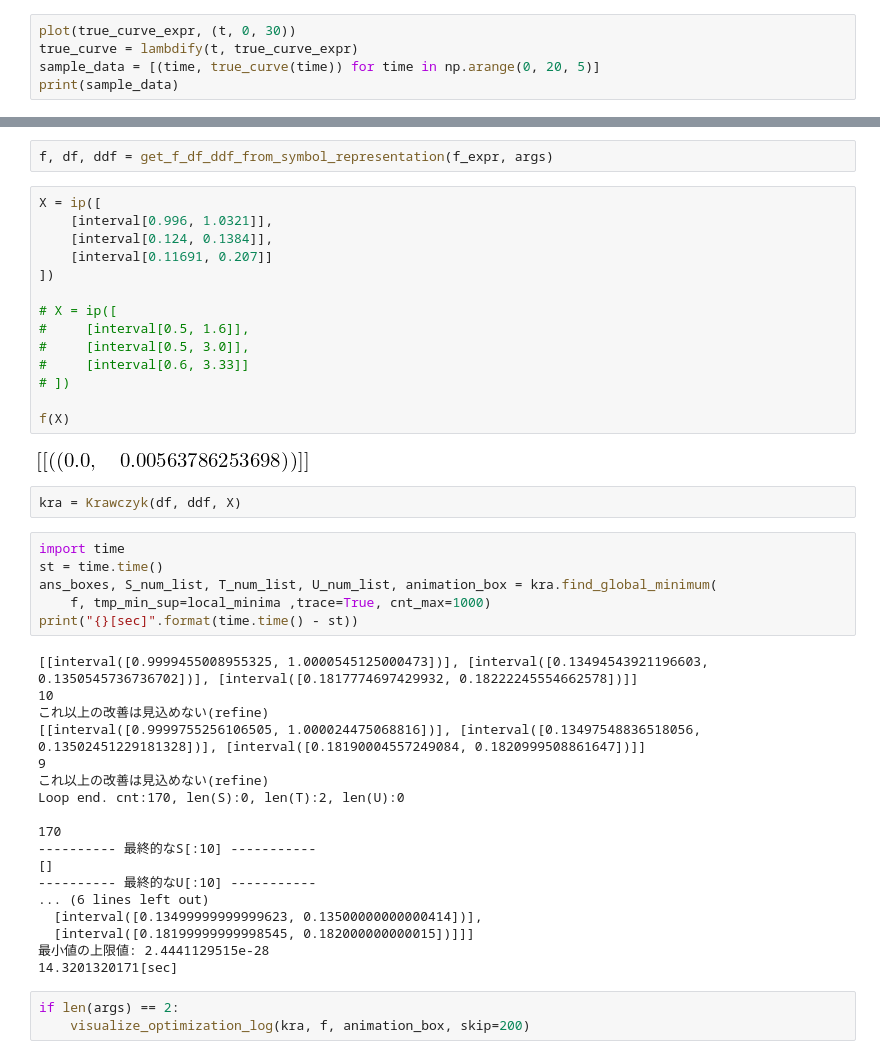
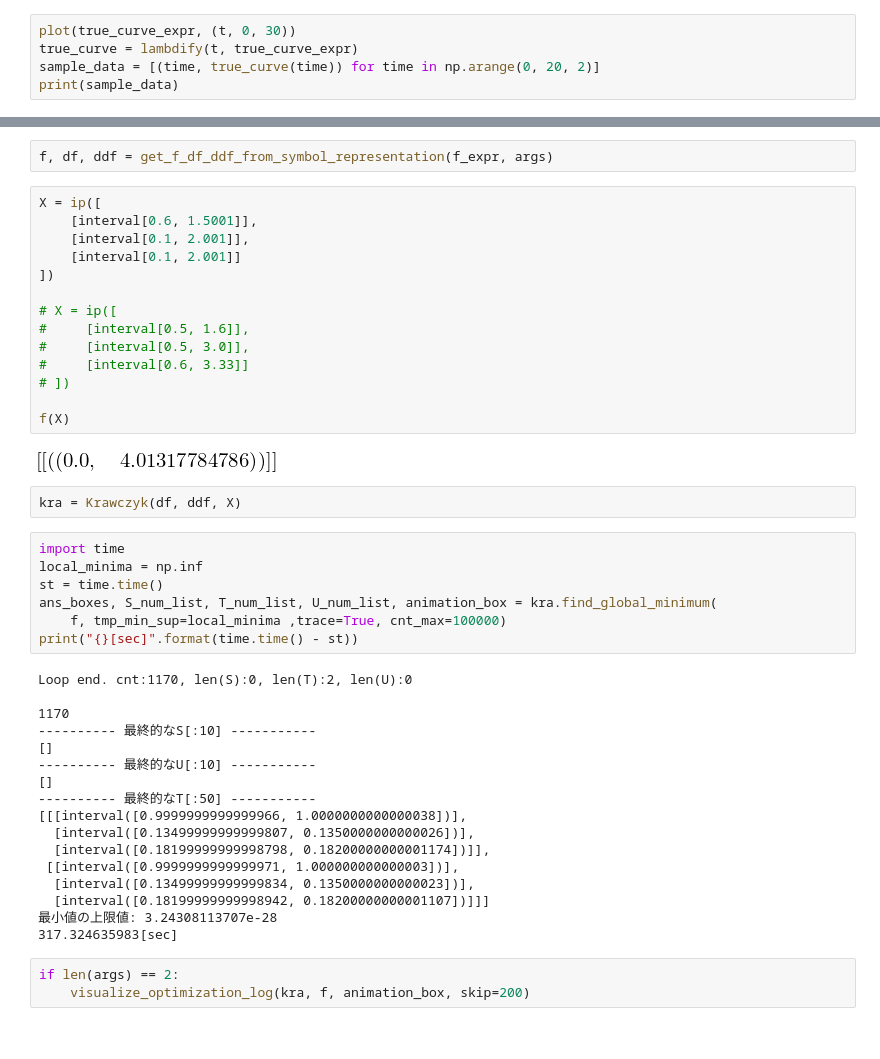
Before and after one commit to tkda-h3/interval-newton-method, a Jupyter notebook: logistic_growth_curve_regression.ipynb, the cells around one changed output, grey strips where cells are left out. Saved outputs shown, nothing was run; the diff lists cells and outputs as text.

```diff
--- a/logistic_growth_curve_regression.ipynb
+++ b/logistic_growth_curve_regression.ipynb
@@ -43,7 +43,7 @@ display(true_curve_expr)
 # %%
 plot(true_curve_expr, (t, 0, 30))
 true_curve = lambdify(t, true_curve_expr)
-sample_data = [(time, true_curve(time)) for time in np.arange(0, 20, 5)]
+sample_data = [(time, true_curve(time)) for time in np.arange(0, 20, 2)]
 print(sample_data)
 # %% [output]
 [figure]
@@ -74,46 +81,46 @@ print local_minima
 f, df, ddf = get_f_df_ddf_from_symbol_representation(f_expr, args)
 # %%
 X = ip([
-    [interval[0.996, 1.0321]],
-    [interval[0.124, 0.1384]],
-    [interval[0.11691, 0.207]]
+    [interval[0.6, 1.5001]],
+    [interval[0.1, 2.001]],
+    [interval[0.1, 2.001]]
 ])
 
 # X = ip([
 #     [interval[0.5, 1.6]],
 #     [interval[0.5, 3.0]],
 #     [interval[0.6, 3.33]]
 # ])
 
 f(X)
 # %% [output]
-[figure, old version]
+[figure, new version]
 # %%
 kra = Krawczyk(df, ddf, X)
 # %%
 import time
+local_minima = np.inf
 st = time.time()
 ans_boxes, S_num_list, T_num_list, U_num_list, animation_box = kra.find_global_minimum(
-    f, tmp_min_sup=local_minima ,trace=True, cnt_max=1000)
+    f, tmp_min_sup=local_minima ,trace=True, cnt_max=100000)
 print("{}[sec]".format(time.time() - st))
 # %% [output]
-[[interval([0.9999455008955325, 1.0000545125000473])], [interval([0.13494543921196603, 0.1350545736736702])], [interval([0.1817774697429932, 0.18222245554662578])]]
-10
-これ以上の改善は見込めない(refine)
-[[interval([0.9999755256106505, 1.000024475068816])], [interval([0.13497548836518056, 0.13502451229181328])], [interval([0.18190004557249084, 0.1820999508861647])]]
-9
-これ以上の改善は見込めない(refine)
-Loop end. cnt:170, len(S):0, len(T):2, len(U):0
+Loop end. cnt:1170, len(S):0, len(T):2, len(U):0
 
-170
+1170
 ---------- 最終的なS[:10] -----------
 []
 ---------- 最終的なU[:10] -----------
-... (6 lines left out)
-  [interval([0.13499999999999623, 0.13500000000000414])],
-  [interval([0.18199999999998545, 0.182000000000015])]]]
-最小値の上限値: 2.4441129515e-28
-14.3201320171[sec]
+[]
+---------- 最終的なT[:50] -----------
+[[[interval([0.9999999999999966, 1.0000000000000038])],
+  [interval([0.13499999999999807, 0.1350000000000026])],
+  [interval([0.18199999999998798, 0.18200000000001174])]],
+ [[interval([0.9999999999999971, 1.000000000000003])],
+  [interval([0.13499999999999834, 0.1350000000000023])],
+  [interval([0.18199999999998942, 0.18200000000001107])]]]
+最小値の上限値: 3.24308113707e-28
+317.324635983[sec]
 # %%
 if len(args) == 2:
     visualize_optimization_log(kra, f, animation_box, skip=200)
```
Also changed, not shown: parts of 4 cells of this notebook, 9 other files.
